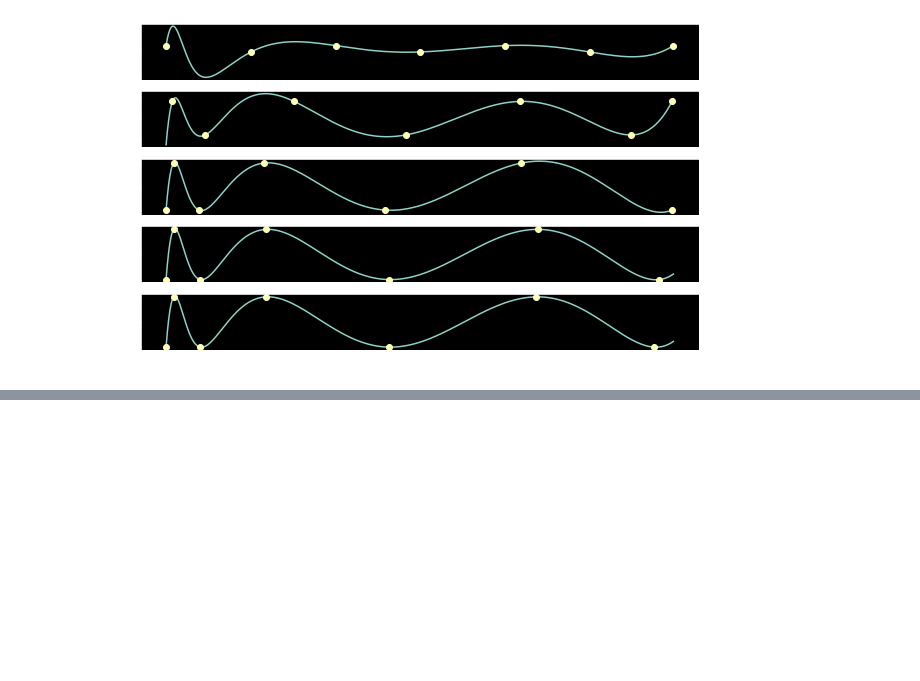
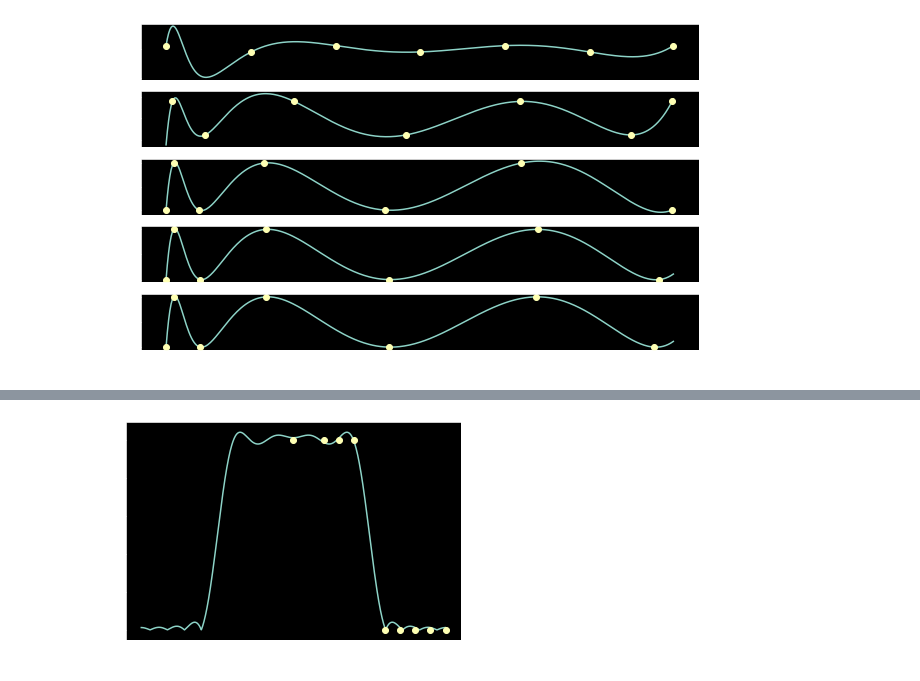
Before and after one commit to mohantyk/dsp_in_comm, a Jupyter notebook: chap3.ipynb, the cells around one changed output, grey strips where cells are left out. Saved outputs shown, nothing was run; the diff lists cells and outputs as text; code cells hidden in the pictures; blank space fills up the shorter version.

```diff
--- a/chap3.ipynb
+++ b/chap3.ipynb
@@ -251,0 +285,6 @@ Final coeffs : [ 1.05   -3.2551  3.6669 -1.8457  0.4219 -0.0357]
+# %%
+freq_response, freq_continuous = DTFT(filter_coeffs, np.arange(-7, 8), freq_resolution=0.001)
+plt.plot(freq_continuous, np.abs(freq_response))
+plt.plot(freqs, H, 'o');
+# %% [output]
+[figure, added]
```
Also changed, not shown: parts of 14 cells of this notebook.
